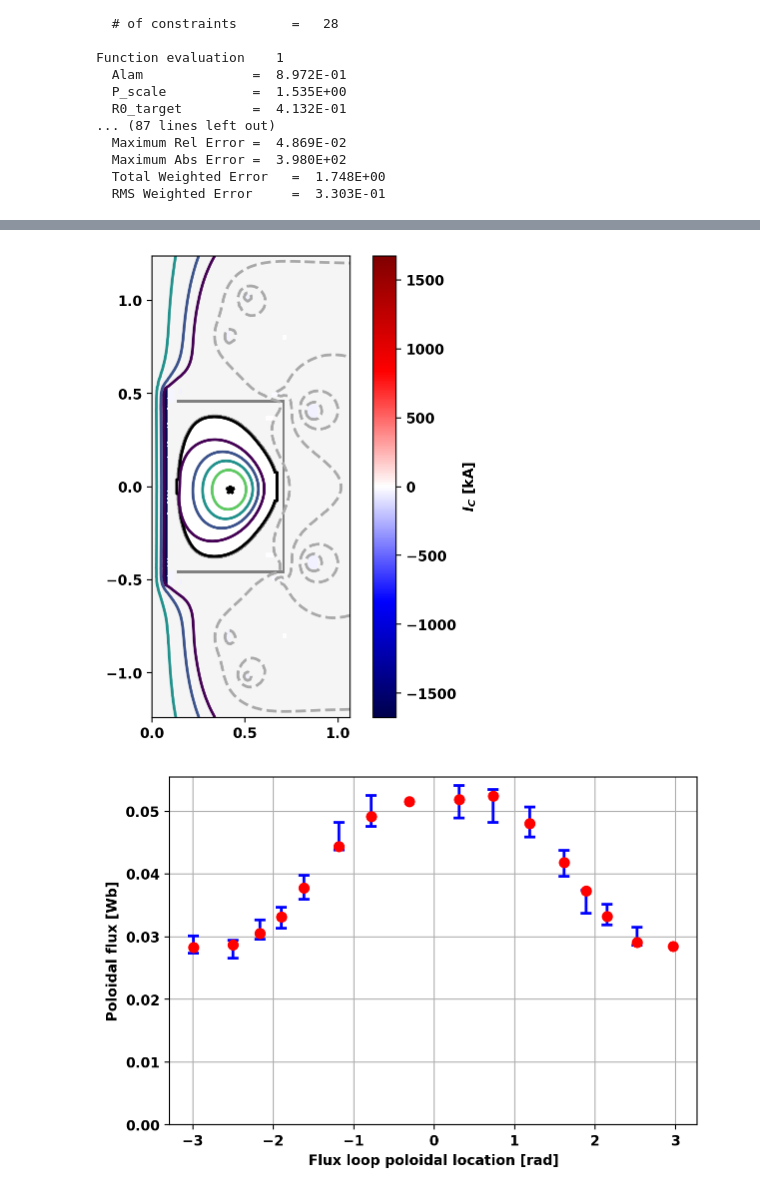
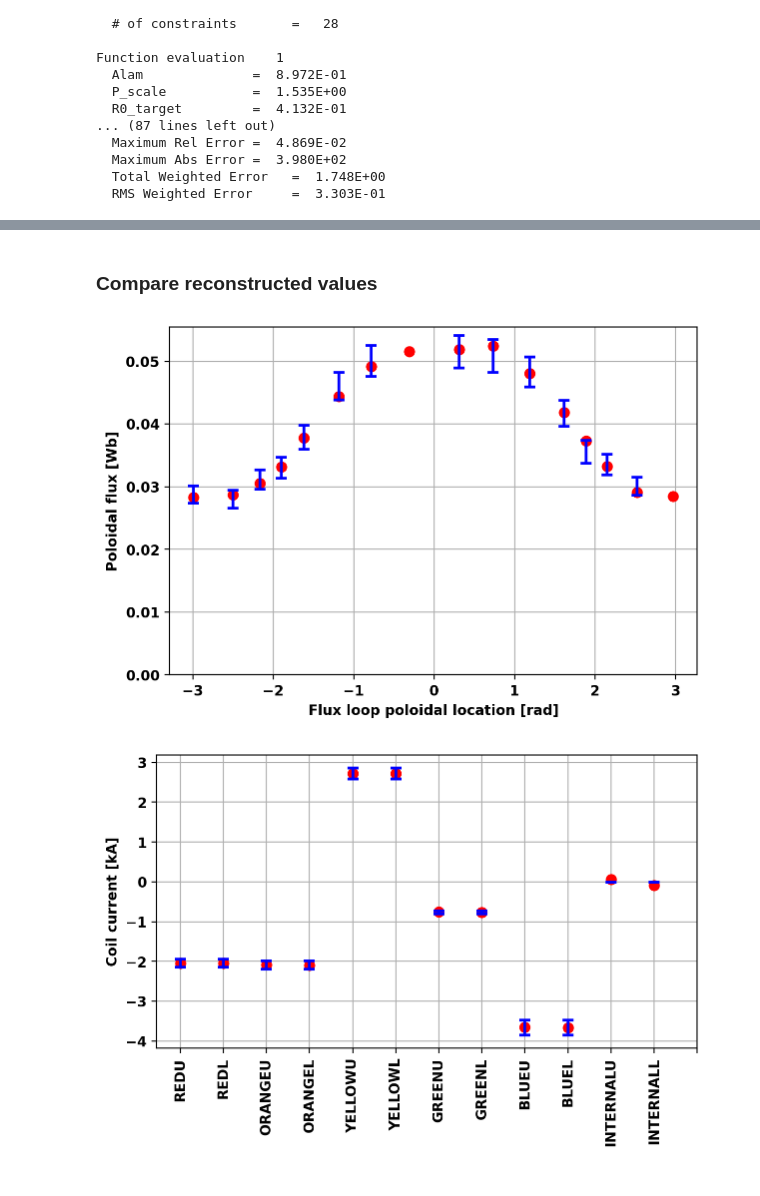
Before and after one commit to hansec/OpenFUSIONToolkit, a Jupyter notebook: src/examples/TokaMaker/LTX/LTX_recon_ex.ipynb, the cells around one changed output, grey strips where cells are left out. Cells and saved outputs as stored; diff of their text form; code cells hidden in the pictures.

```diff
--- a/src/examples/TokaMaker/LTX/LTX_recon_ex.ipynb
+++ b/src/examples/TokaMaker/LTX/LTX_recon_ex.ipynb
@@ -70,9 +70,7 @@ We also increase the maximum number of Picard iterations in the equilibrium solv
 # %%
-mesh_pts,mesh_lc,mesh_reg,coil_dict,cond_dict = load_gs_mesh('LTX_mesh.h5')
 cond_dict_vv = copy.deepcopy(cond_dict)
 cond_dict_vv['SHELLU']['eta']=1.E2
 cond_dict_vv['SHELLL']['eta']=1.E2
-mygs.settings.maxits=80
 mygs.setup_mesh(mesh_pts, mesh_lc, mesh_reg)
 mygs.setup_regions(cond_dict=cond_dict_vv,coil_dict=coil_dict)
 mygs.setup(order=2, F0=0.10752)
@@ -378,23 +331,34 @@ Equilibrium Statistics:
-# %%
-fig, ax = plt.subplots(1,1)
-mygs.plot_machine(fig,ax,coil_colormap='seismic',coil_scale=1.E-3,coil_clabel=r'$I_C$ [kA]',coil_symmap=True)
-mygs.plot_psi(fig,ax,plasma_nlevels=5,vacuum_nlevels=5)
-# %% [output]
-[figure, removed]
+# %% [markdown]
+### Compare reconstructed values
 # %%
 field_eval = mygs.get_field_eval('PSI')
 fig, ax = plt.subplots(1,1,constrained_layout=True,figsize=(6,4))
 for floop in exp_data['floops']:
     theta = np.arctan2(floop['loc'][1],floop['loc'][0]-0.42)
     B_tmp = field_eval.eval(floop['loc'])
     if floop['name'].startswith('CENTERSTACK'):
         continue
+    ax.plot(theta,-B_tmp[0]*2.0*np.pi,'ro')
     if floop.get('err_fac',1.0) > 0.0 and floop['val'] is not None:
         ax.errorbar(theta,floop['val'],yerr=0.05*abs(B_tmp[0]*2.0*np.pi),color='b',capsize=4)
-    ax.plot(theta,-B_tmp[0]*2.0*np.pi,'ro')
 ax.set_ylim(bottom=0.0)
 ax.grid(True)
 ax.set_xlabel('Flux loop poloidal location [rad]')
 _ = ax.set_ylabel('Poloidal flux [Wb]')
+
+#
+coil_currents, _ = mygs.get_coil_currents()
+fig, ax = plt.subplots(1,1,constrained_layout=True,figsize=(6,4))
+labels = ['' for _ in range(mygs.ncoils)]
+for name, coil in mygs.coil_sets.items():
+    if name.startswith('OH'):
+        continue
+    labels[coil['id']] = name
+    ax.plot(coil['id'],coil_currents[coil['id']]/1.E3,'ro')
+    ax.errorbar(coil['id'],coil_reg_targets[coil['id']]/1.E3,yerr=0.05*abs(coil_reg_targets[coil['id']])/1.E3,color='b',capsize=4)
+ax.grid(True)
+ax.set_xticks(range(mygs.ncoils),labels=labels,rotation=90)
+_ = ax.set_ylabel('Coil current [kA]')
 # %% [output]
-[figure, old version]
+[figure, new version]
+[figure, added]
```
Also changed, not shown: parts of 30 cells of this notebook, 5 other files.
